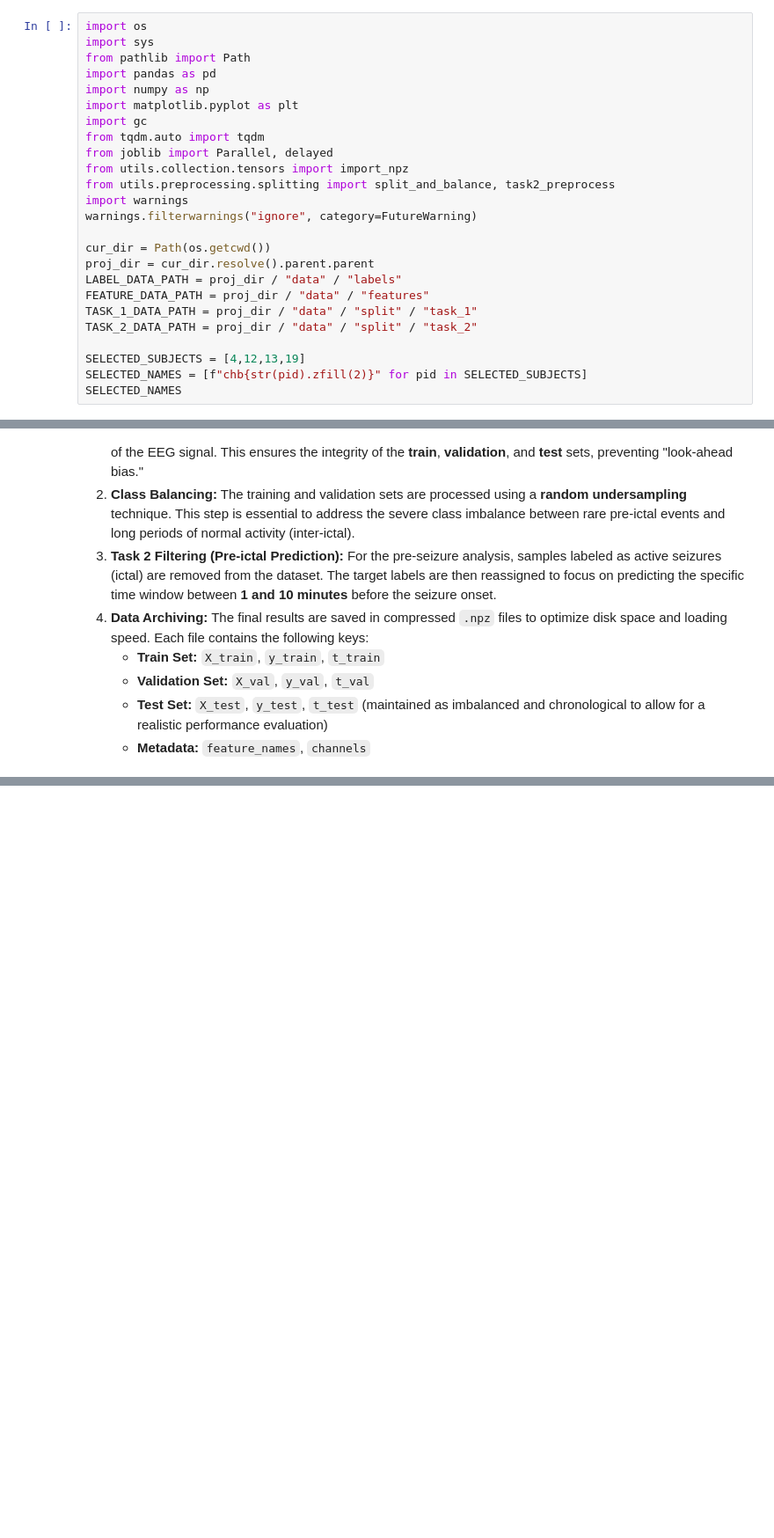
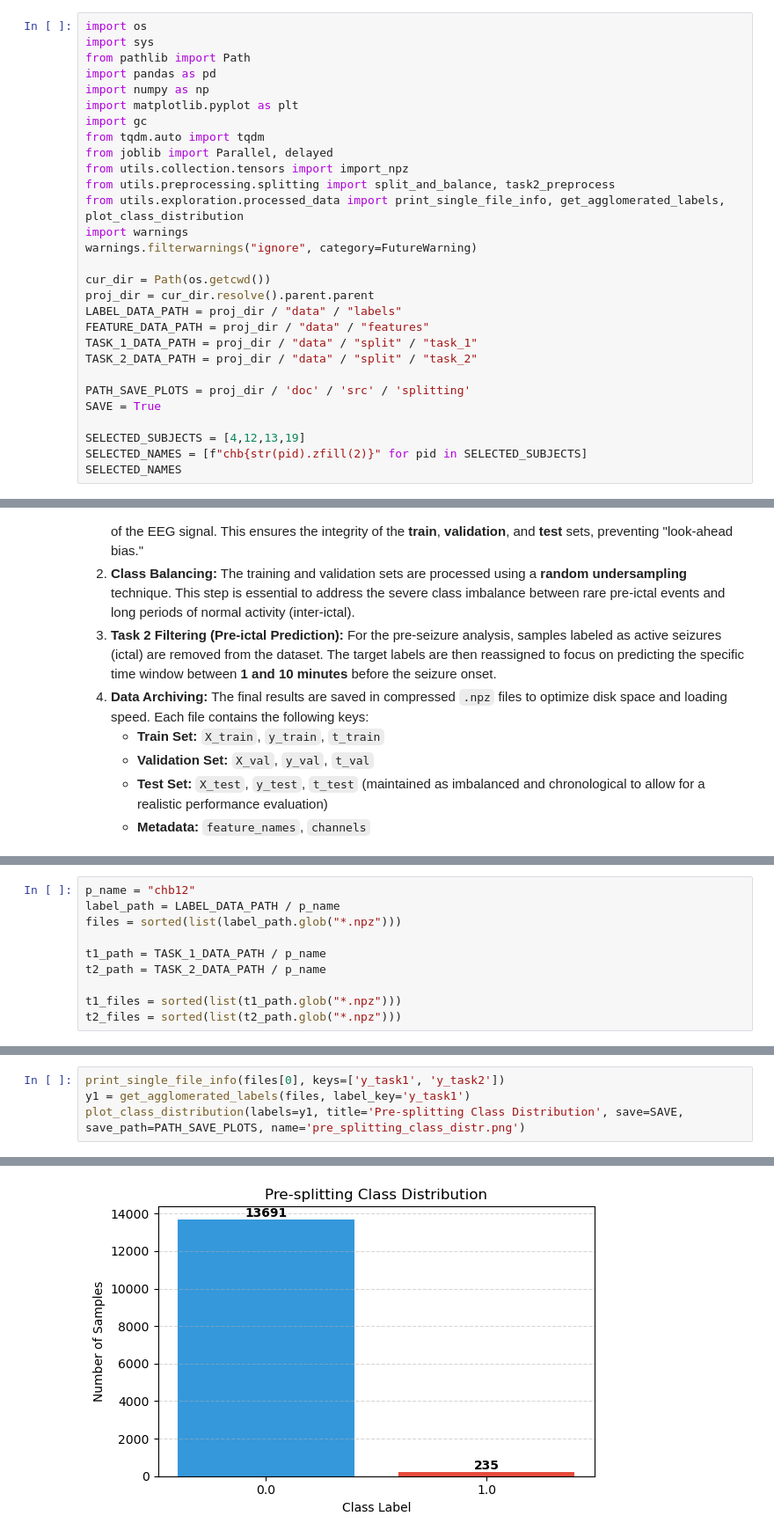
Before and after one commit to AlessiaBernacchia/EEG-epileptic-seizures-detection, a Jupyter notebook: notebooks/preprocessing/data_splitting.ipynb, the cells around one changed output, grey strips where cells are left out. Shown at 88% size. Drawn from its saved outputs; the diff is of its cells as text; blank space fills up the shorter version.

Commit message:
feat(#3): add post splitting exploration

```diff
--- a/notebooks/preprocessing/data_splitting.ipynb
+++ b/notebooks/preprocessing/data_splitting.ipynb
@@ -10,6 +10,7 @@ from tqdm.auto import tqdm
 from joblib import Parallel, delayed
 from utils.collection.tensors import import_npz
 from utils.preprocessing.splitting import split_and_balance, task2_preprocess
+from utils.exploration.processed_data import print_single_file_info, get_agglomerated_labels, plot_class_distribution
 import warnings
 warnings.filterwarnings("ignore", category=FutureWarning)
 
@@ -20,6 +21,9 @@ FEATURE_DATA_PATH = proj_dir / "data" / "features"
 TASK_1_DATA_PATH = proj_dir / "data" / "split" / "task_1"
 TASK_2_DATA_PATH = proj_dir / "data" / "split" / "task_2"
 
+PATH_SAVE_PLOTS = proj_dir / 'doc' / 'src' / 'splitting'
+SAVE = True
+
 SELECTED_SUBJECTS = [4,12,13,19]
 SELECTED_NAMES = [f"chb{str(pid).zfill(2)}" for pid in SELECTED_SUBJECTS]
 SELECTED_NAMES
@@ -158,0 +194,10 @@ Splitting completed.
+# %%
+p_name = "chb12"
+label_path = LABEL_DATA_PATH / p_name
+files = sorted(list(label_path.glob("*.npz")))
+
+t1_path = TASK_1_DATA_PATH / p_name
+t2_path = TASK_2_DATA_PATH / p_name
+
+t1_files = sorted(list(t1_path.glob("*.npz")))
+t2_files = sorted(list(t2_path.glob("*.npz")))
@@ -158,0 +206,5 @@ Splitting completed.
+# %%
+print_single_file_info(files[0], keys=['y_task1', 'y_task2'])
+y1 = get_agglomerated_labels(files, label_key='y_task1')
+plot_class_distribution(labels=y1, title='Pre-splitting Class Distribution', save=SAVE, save_path=PATH_SAVE_PLOTS, name='pre_splitting_class_distr.png')
+# %% [output]
@@ -158,0 +220 @@ Splitting completed.
+[figure, added]
```
Also changed, not shown: parts of 10 cells of this notebook, 2 other files.
